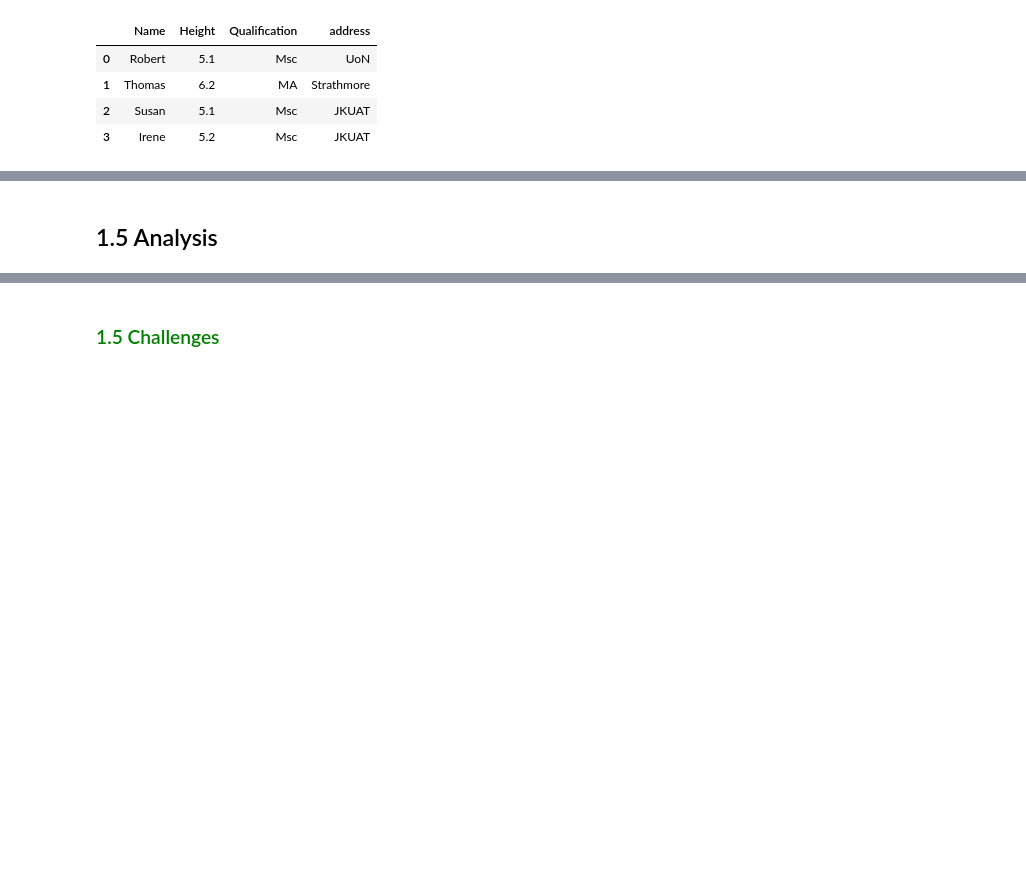
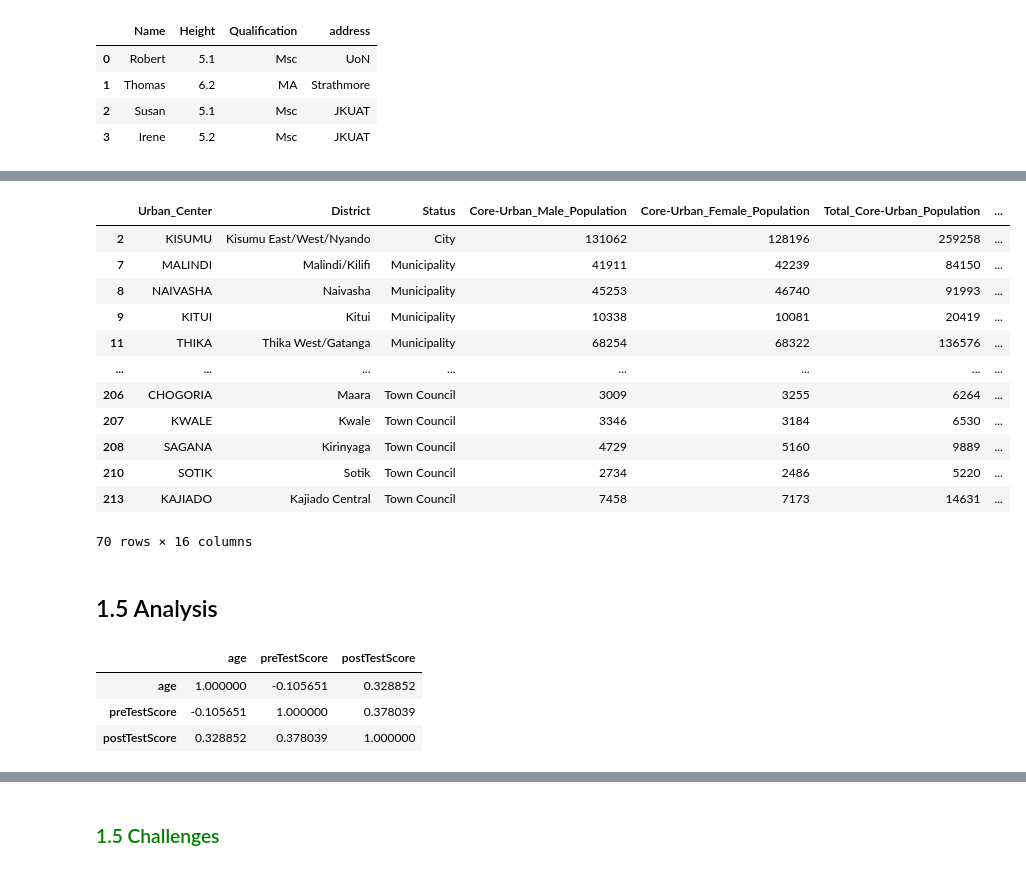
Before and after one commit to stogaja/DATA-SCIENCE, a Jupyter notebook: THURSDAY/Pandas_Basics_II.ipynb, the cells around one changed output, grey strips where cells are left out. Cells and saved outputs as stored; diff of their text form; code cells hidden in the pictures; blank space fills up the shorter version.

```diff
--- a/THURSDAY/Pandas_Basics_II.ipynb
+++ b/THURSDAY/Pandas_Basics_II.ipynb
@@ -654,9 +657,14 @@ data_1.head()
 # Challenge 5
 # Using the following dataset, Which top 3 municipalities have the highest population?
 # url = http://bit.ly/KePopulationDistribution1
-#
-import pandas as pd
-url = 'http://bit.ly/KePopulationDistribution1'
-df = pd.read_csv(url)
-df.head()
+
+# let's import the dataset
+url = 'Population_Distribution_by_Sex_in_Urban_Centres_and_Status_of_Centre__2009.csv'
+
+# let's read the dataset
+data2 = pd.read_csv(url)
+data2.head()
+
+# lets find the top 3 municipalities have the highest population?
+data2[['Urban_Center', 'Total_Population']].sort_values(by='Total_Population', ascending=0).head(3)
 # %% [output]
@@ -927,16 +982,33 @@ OUR CODE GOES HERE
 # %%
 # Challenge 5
 # Using the following dataset given, get the records which contain missing observations,
 # then make a decision which records to delete based on the context.
 # Act on the decision taken (i.e. Drop/Not dropping) and state your decision below
 # url = http://bit.ly/KePopulationDistribution1
 #
-
-OUR CODE GOES HERE
+# let's get the records that have missing observations
+data2.isnull()
 
 # Decision Taken:
-# YOUR DECISION GOES HERE
-#
+# Let's drop the records that have missing observations
+
+
+# let's drop the records that have missing observations
+data2.dropna()
+# %% [output]
+|  | Urban_Center | District | Status | Core-Urban_Male_Population | Core-Urban_Female_Population | Total_Core-Urban_Population | ... |
+| 2 | KISUMU | Kisumu East/West/Nyando | City | 131062 | 128196 | 259258 | ... |
+| 7 | MALINDI | Malindi/Kilifi | Municipality | 41911 | 42239 | 84150 | ... |
+| 8 | NAIVASHA | Naivasha | Municipality | 45253 | 46740 | 91993 | ... |
+| 9 | KITUI | Kitui | Municipality | 10338 | 10081 | 20419 | ... |
+| 11 | THIKA | Thika West/Gatanga | Municipality | 68254 | 68322 | 136576 | ... |
+| ... | ... | ... | ... | ... | ... | ... | ... |
+| 206 | CHOGORIA | Maara | Town Council | 3009 | 3255 | 6264 | ... |
+| 207 | KWALE | Kwale | Town Council | 3346 | 3184 | 6530 | ... |
+| 208 | SAGANA | Kirinyaga | Town Council | 4729 | 5160 | 9889 | ... |
+| 210 | SOTIK | Sotik | Town Council | 2734 | 2486 | 5220 | ... |
+| 213 | KAJIADO | Kajiado Central | Town Council | 7458 | 7173 | 14631 | ... |
+70 rows × 16 columns
 # %% [markdown]
 ## 1.5 Analysis
 # %%
@@ -954,15 +1026,15 @@ df
 
 # The sum of all the ages
 # Uncomment the line below after running previous lines
-# df['age'].sum()
+df['age'].sum()
 
 # Mean preTestScore
 # Uncomment the line below after running previous lines
-# df['preTestScore'].mean()
+df['preTestScore'].mean()
 
 # Cumulative sum of preTestScores, moving from the rows from the top
 # Uncomment the line below after running previous lines
-# df['preTestScore'].cumsum()
+df['preTestScore'].cumsum()
 
 # Summary statistics on preTestScore
 # Uncomment the line below after running previous lines.
@@ -972,42 +1044,47 @@ df['preTestScore'].describe()
 
 # Count the number of non-NA values
 # Uncomment the line below after running previous lines
-# df['preTestScore'].count()
+df['preTestScore'].count()
 
 # Minimum value of preTestScore
 # Uncomment the line below after running previous lines
-# df['preTestScore'].min()
+df['preTestScore'].min()
 
 # Maximum value of preTestScore
 # Uncomment the line below after running previous lines
-# df['preTestScore'].max()
+df['preTestScore'].max()
 
 # Median value of preTestScore
 # Uncomment the line below after running previous lines
-# df['preTestScore'].median()
+df['preTestScore'].median()
 
 # Sample variance of preTestScore values
 # Uncomment the line below after running previous lines
-# df['preTestScore'].var()
+df['preTestScore'].var()
 
 # Sample standard deviation of preTestScore values
 # Uncomment the line below after running previous lines
-# df['preTestScore'].std()
+df['preTestScore'].std()
 
 # Skewness of preTestScore values
 # Uncomment the line below after running previous lines
-# df['preTestScore'].skew()
+df['preTestScore'].skew()
 
 # Kurtosis of preTestScore values
 # Uncomment the line below after running previous lines
-# df['preTestScore'].kurt()
+df['preTestScore'].kurt()
 
 # Correlation Matrix Of Values
 # A correlation matrix is a table showing correlation coefficents of different variables. In other words, it shows how different columns corelate to each other. The coefficients range between -1 and 1.
 # The closer the values are to -1 indicates that the variables do not correlate while the closer the values are to 1 indicates that the values have a high correlation.
 # A correlation matrix is very important when we are trying to understand our data as it serves as input for advanced analysis.
 # Uncomment the line below after running previous lines
-# df.corr()
+df.corr()
+# %% [output]
+|  | age | preTestScore | postTestScore |
+| age | 1.000000 | -0.105651 | 0.328852 |
+| preTestScore | -0.105651 | 1.000000 | 0.378039 |
+| postTestScore | 0.328852 | 0.378039 | 1.000000 |
 # %%
 # Example 2
 # Apply Operations To Groups In Pandas
```
Also changed, not shown: parts of 15 cells of this notebook.
